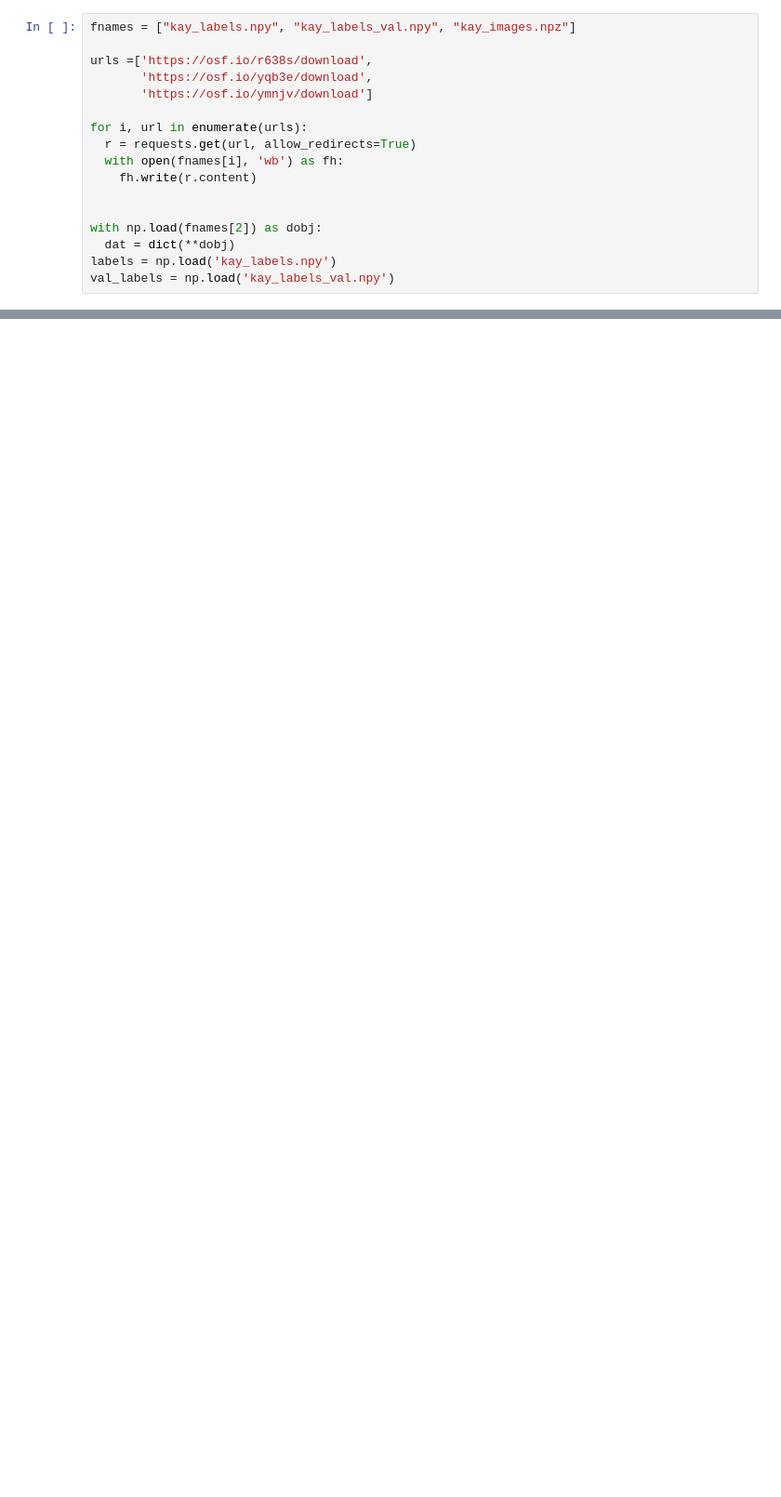
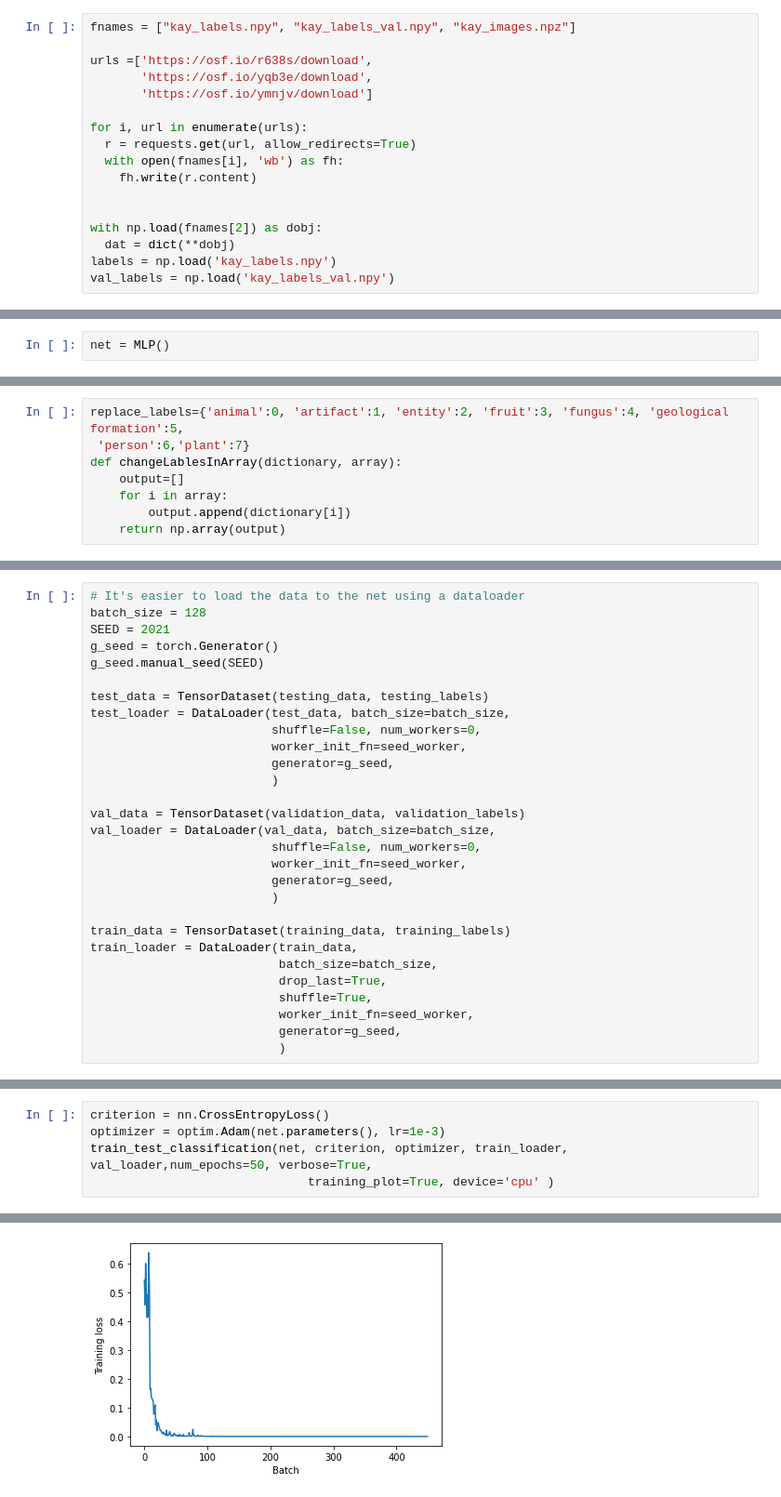
Before and after one commit to ematiss/Neuromatch-DL-Draniki-G1, a Jupyter notebook: BOLD_fMRI.ipynb, the cells around one changed output, grey strips where cells are left out. Shown at 93% size. Cells and saved outputs as stored; diff of their text form; blank space fills up the shorter version.

```diff
--- a/BOLD_fMRI.ipynb
+++ b/BOLD_fMRI.ipynb
@@ -46,0 +150,2 @@ val_labels = np.load('kay_labels_val.npy')
+# %%
+net = MLP()
@@ -46,0 +165,8 @@ val_labels = np.load('kay_labels_val.npy')
+# %%
+replace_labels={'animal':0, 'artifact':1, 'entity':2, 'fruit':3, 'fungus':4, 'geological formation':5,
+ 'person':6,'plant':7}
+def changeLablesInArray(dictionary, array):
+    output=[]
+    for i in array:
+        output.append(dictionary[i])
+    return np.array(output)
@@ -46,0 +221,29 @@ val_labels = np.load('kay_labels_val.npy')
+# %%
+# It's easier to load the data to the net using a dataloader
+batch_size = 128
+SEED = 2021
+g_seed = torch.Generator()
+g_seed.manual_seed(SEED)
+
+test_data = TensorDataset(testing_data, testing_labels)
+test_loader = DataLoader(test_data, batch_size=batch_size,
+                         shuffle=False, num_workers=0,
+                         worker_init_fn=seed_worker,
+                         generator=g_seed,
+                         )
+
+val_data = TensorDataset(validation_data, validation_labels)
+val_loader = DataLoader(val_data, batch_size=batch_size,
+                         shuffle=False, num_workers=0,
+                         worker_init_fn=seed_worker,
+                         generator=g_seed,
+                         )
+
+train_data = TensorDataset(training_data, training_labels)
+train_loader = DataLoader(train_data,
+                          batch_size=batch_size,
+                          drop_last=True,
+                          shuffle=True,
+                          worker_init_fn=seed_worker,
+                          generator=g_seed,
+                          )
@@ -46,0 +355,6 @@ val_labels = np.load('kay_labels_val.npy')
+# %%
+criterion = nn.CrossEntropyLoss()
+optimizer = optim.Adam(net.parameters(), lr=1e-3)
+train_test_classification(net, criterion, optimizer, train_loader, val_loader,num_epochs=50, verbose=True,
+                              training_plot=True, device='cpu' )
+# %% [output]
@@ -46,0 +378 @@ val_labels = np.load('kay_labels_val.npy')
+[figure, added]
```
Also changed, not shown: parts of 18 cells of this notebook, 1 other file.
